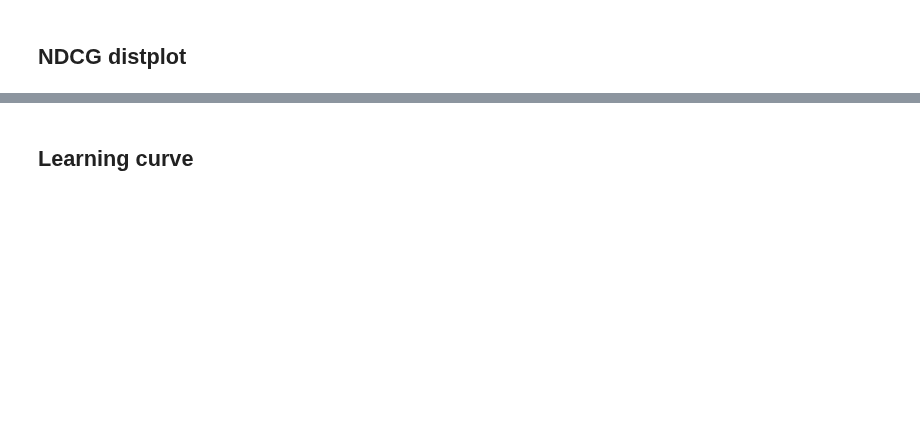
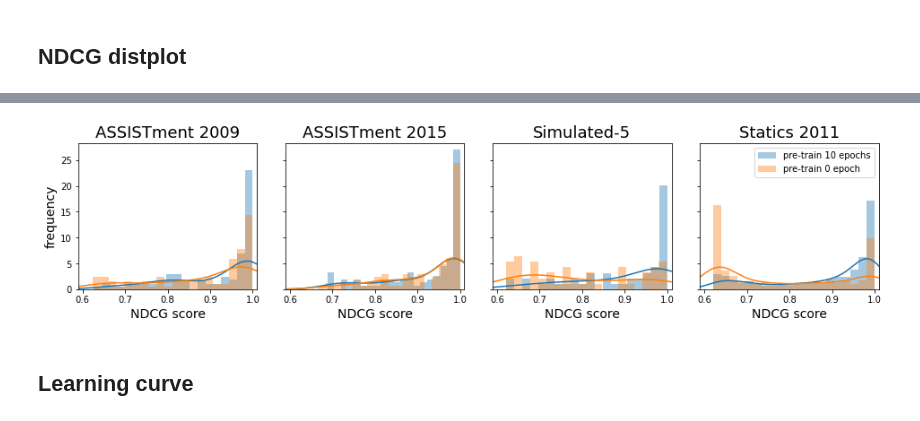
Before and after one commit to qqpann/KnowledgeTracing, a Jupyter notebook: notebook/Results_EDM2020.ipynb, the cells around one changed output, grey strips where cells are left out. Saved outputs shown, nothing was run; the diff lists cells and outputs as text; code cells hidden in the pictures; blank space fills up the shorter version.

```diff
--- a/notebook/Results_EDM2020.ipynb
+++ b/notebook/Results_EDM2020.ipynb
@@ -126,19 +126,22 @@ print(summarize_results('20_0310_edm2020_statics').to_latex())
 # %% [markdown]
 ## NDCG distplot
 # %%
-def ndcg_distplot(config_name, bins=20):
-    report_list = []
-    for r in sorted([load_json(get_report_path(projectdir, e)) for e in get_exp_paths(projectdir, config_name)], key=lambda x: x['config']['pre_dummy_epoch_size']):
-        if r['config']['pre_dummy_epoch_size'] not in {0, 10}:
+def ndcg_distplot(config_name, ax, idx, label_names, bins=20):
+    report_paths = [get_report_path(projectdir, config_name, e) for e in get_exp_names(projectdir, config_name)]
+    reports = [load_json(r) for r in report_paths]
+    for rep in reports:
+        if rep['config']['pre_dummy_epoch_size'] not in {0, 10}:
             continue
-        r['config']['exp_name'] = f"DKT pre {r['config']['pre_dummy_epoch_size']}"
-        report_list.append(r)
-    for rep in report_list:
         r = rep['indicator']['RPhard']['all']
         name = rep['config']['exp_name']
-        sns.distplot(r, bins=bins, label=name, kde_kws={'clip': (0.0, 1.0)})
-    plt.legend()
-    plt.xlabel('NDCG distribution')
-    plt.ylabel('frequency')
-    plt.title(config_name)
-    plt.show()
+        sns.distplot(r, ax=ax,bins=bins, label=label_names[name], kde_kws={'clip': (0.0, 1.0)})
+    ax.set_xlabel('NDCG score')
+    if idx == 0:
+        ax.set_ylabel('frequency')
+    if idx == 3:
+        ax.legend()
+    ax.set_title(label_names[config_name])
+    ax.set_xlim([0.59, 1.01])
+    ax.title.set_fontsize(18)
+    ax.xaxis.label.set_fontsize(14)
+    ax.yaxis.label.set_fontsize(14)
@@ -155,3 +148,21 @@ ndcg_distplot('20_0310_edm2020_statics')
+# %%
+fig, axs = plt.subplots(1, 4, sharey=True, figsize=(4*4,3))
+# plt.subplots_adjust(hspace=0.3)
+fig.subplots_adjust(hspace=.1, wspace=.16)
+label_names = {
+    '20_0310_edm2020_assist09' : 'ASSISTment 2009',
+    '20_0310_edm2020_assist15' : 'ASSISTment 2015',
+    '20_0310_edm2020_synthetic': 'Simulated-5',
+    '20_0310_edm2020_statics'  : 'Statics 2011',
+    'pre_dummy_epoch_size10.auto': 'pre-train 10 epochs',
+    'pre_dummy_epoch_size0.auto': 'pre-train 0 epoch',
+}
+ndcg_distplot('20_0310_edm2020_assist09' , ax=axs[0], idx=0, label_names=label_names)
+ndcg_distplot('20_0310_edm2020_assist15' , ax=axs[1], idx=1, label_names=label_names)
+ndcg_distplot('20_0310_edm2020_synthetic', ax=axs[2], idx=2, label_names=label_names)
+ndcg_distplot('20_0310_edm2020_statics'  , ax=axs[3], idx=3, label_names=label_names)
+# %% [output]
+[figure, added]
 # %% [markdown]
 ## Learning curve
 # %%
```
Also changed, not shown: parts of 40 cells of this notebook, 2 other files.
